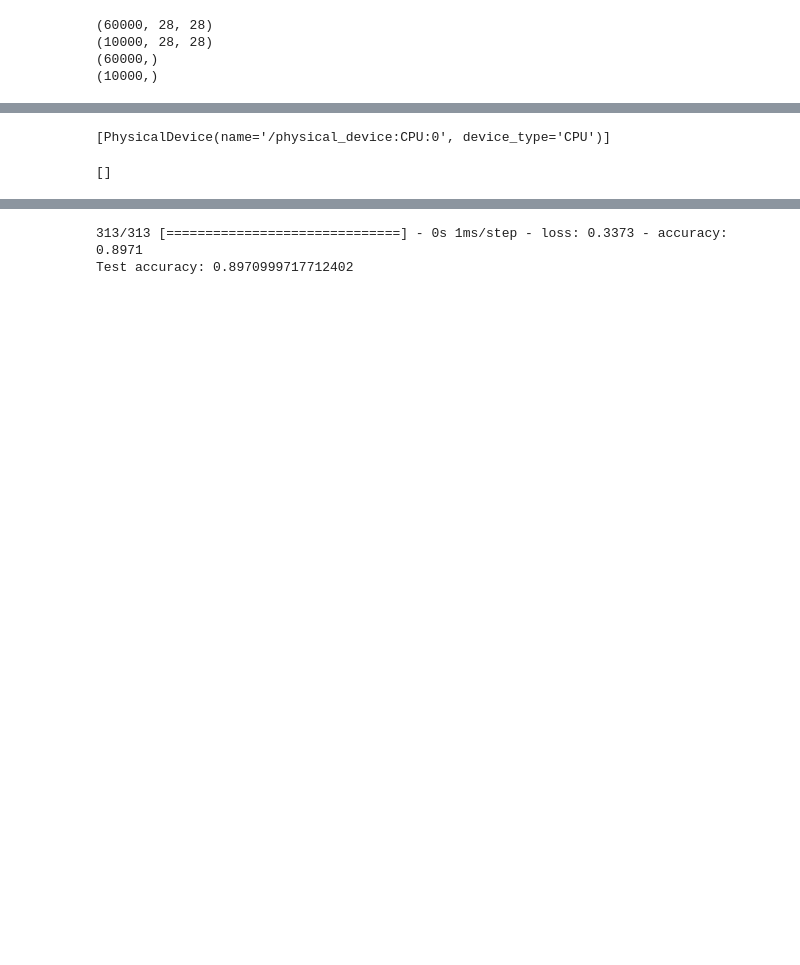
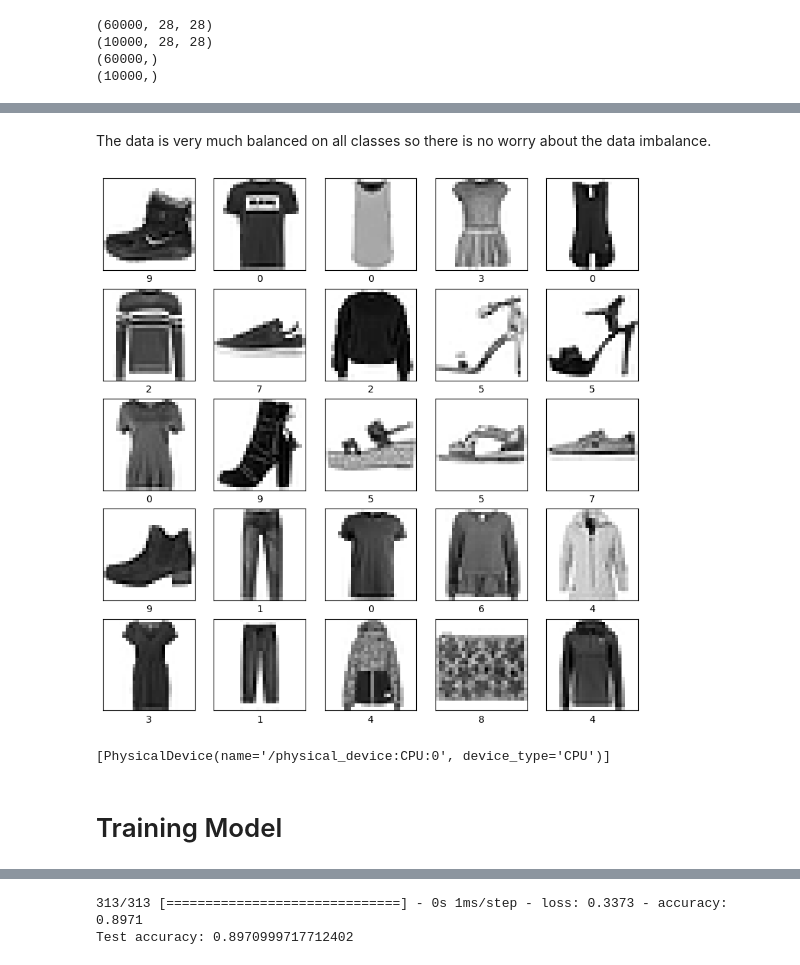
Before and after one commit to Bhanu-py/DL-assignments, a Jupyter notebook: ass1/main.ipynb, the cells around one changed output, grey strips where cells are left out. Drawn from its saved outputs; the diff is of its cells as text; code cells hidden in the pictures; blank space fills up the shorter version.

```diff
--- a/ass1/main.ipynb
+++ b/ass1/main.ipynb
@@ -25,22 +37,21 @@ print(y_train[0])
+# %% [markdown]
+ The data is very much balanced on all classes so there is no worry about the data imbalance.
+# %%
+# view few images from the dataset
+plt.figure(figsize=(10,10))
+for i in range(25):
+    plt.subplot(5,5,i+1)
+    plt.xticks([])
+    plt.yticks([])
+    plt.imshow(x_train[i], cmap=plt.cm.binary)
+    plt.xlabel(y_train[i])
+plt.show()
+# %% [output]
+[figure, added]
 # %%
 tf.config.list_physical_devices()
 # %% [output]
 [PhysicalDevice(name='/physical_device:CPU:0', device_type='CPU')]
-# %%
-gpus = tf.config.experimental.list_physical_devices('GPU')
-print(gpus)
-if gpus:
-  try:
-    # Currently, memory growth needs to be the same across GPUs
-    for gpu in gpus:
-      tf.config.experimental.set_memory_growth(gpu, True)
-    logical_gpus = tf.config.experimental.list_logical_devices('GPU')
-    print(len(gpus), "Physical GPUs,", len(logical_gpus), "Logical GPUs")
-  except RuntimeError as e:
-    # Memory growth must be set before GPUs have been initialized
-    print(e)
-# %% [output]
-[]
 # %%
 # mormalize the data
 x_train = x_train / 255.0
@@ -49,6 +60,8 @@ x_test = x_test / 255.0
 # since MLP flatten the input, we need to flatten the input
 x_train = x_train.reshape(-1, 28*28)
 x_test = x_test.reshape(-1, 28*28)
+# %% [markdown]
+# Training Model
 # %%
 network = keras.models.Sequential()
 network.add(keras.layers.Dense(512, activation='relu', input_shape=(28*28,)))
```
Also changed, not shown: parts of 20 cells of this notebook, 3 other files.
